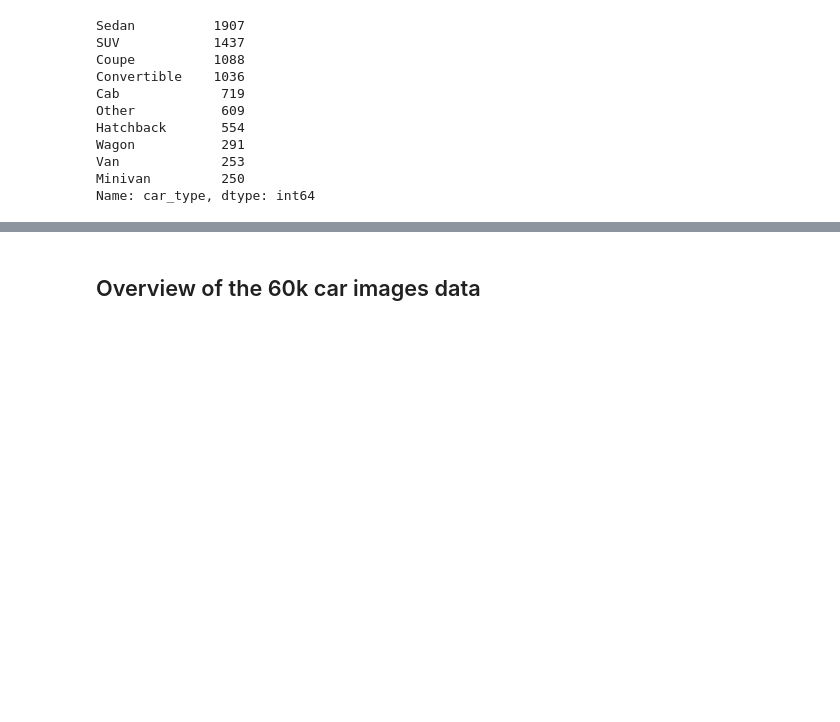
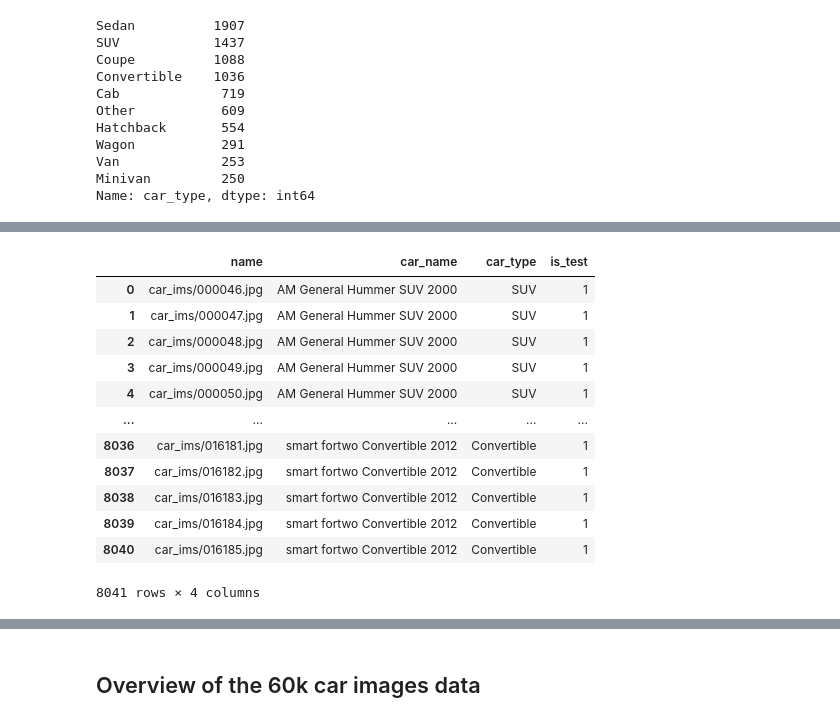
Before and after one commit to MrChriwo/car-body-prediction, a Jupyter notebook: services/data_labeling/Label_checker.ipynb, the cells around one changed output, grey strips where cells are left out. Saved outputs shown, nothing was run; the diff lists cells and outputs as text; code cells hidden in the pictures; blank space fills up the shorter version.

```diff
--- a/services/data_labeling/Label_checker.ipynb
+++ b/services/data_labeling/Label_checker.ipynb
@@ -65,0 +513,10 @@ Name: car_type, dtype: int64
+# %%
+# labeling via internet research
+weirdos_labeled = [("FIAT 500 Abarth 2012", "Compact car"),
+                   ("Acura Integra Type R 2001", "Compact car"),
+                   ("Chevrolet Corvette ZR1 2012", "Coupe"),
+                   ("Chevrolet Corvette Ron Fellows Edition Z06 2007", "Coupe"),
+                   ("Chevrolet Cobalt SS 2010", "Coupe"),
+                   ("Chrysler 300 SRT-8 2010", "Sedan")]
+
+class_labels.extend(weirdos_labeled)
@@ -65,0 +527,4 @@ Name: car_type, dtype: int64
+# %%
+# convert the class labels to dictornary for better mapping
+class_labels_dict = {key: value for key, value in class_labels}
+class_labels_dict
@@ -65,0 +597,20 @@ Name: car_type, dtype: int64
+# %%
+for index, data in stanford_test_df.iterrows():
+    stanford_test_df.iloc[index, 3] = class_labels_dict[data["car_name"]]
+
+stanford_test_df = stanford_test_df[["name", "car_name", "car_type", "is_test"]]
+stanford_test_df
+# %% [output]
+|  | name | car_name | car_type | is_test |
+| 0 | car_ims/000046.jpg | AM General Hummer SUV 2000 | SUV | 1 |
+| 1 | car_ims/000047.jpg | AM General Hummer SUV 2000 | SUV | 1 |
+| 2 | car_ims/000048.jpg | AM General Hummer SUV 2000 | SUV | 1 |
+| 3 | car_ims/000049.jpg | AM General Hummer SUV 2000 | SUV | 1 |
+| 4 | car_ims/000050.jpg | AM General Hummer SUV 2000 | SUV | 1 |
+| ... | ... | ... | ... | ... |
+| 8036 | car_ims/016181.jpg | smart fortwo Convertible 2012 | Convertible | 1 |
+| 8037 | car_ims/016182.jpg | smart fortwo Convertible 2012 | Convertible | 1 |
+| 8038 | car_ims/016183.jpg | smart fortwo Convertible 2012 | Convertible | 1 |
+| 8039 | car_ims/016184.jpg | smart fortwo Convertible 2012 | Convertible | 1 |
+| 8040 | car_ims/016185.jpg | smart fortwo Convertible 2012 | Convertible | 1 |
+8041 rows × 4 columns
```
Also changed, not shown: parts of 52 cells of this notebook, 1 other file.
